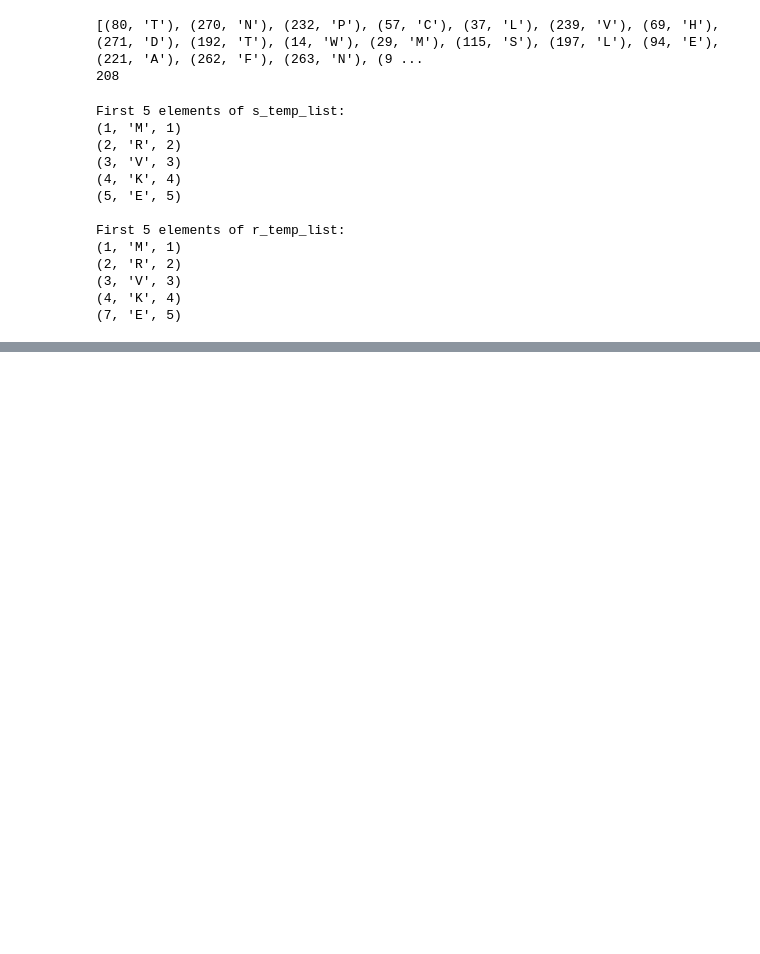
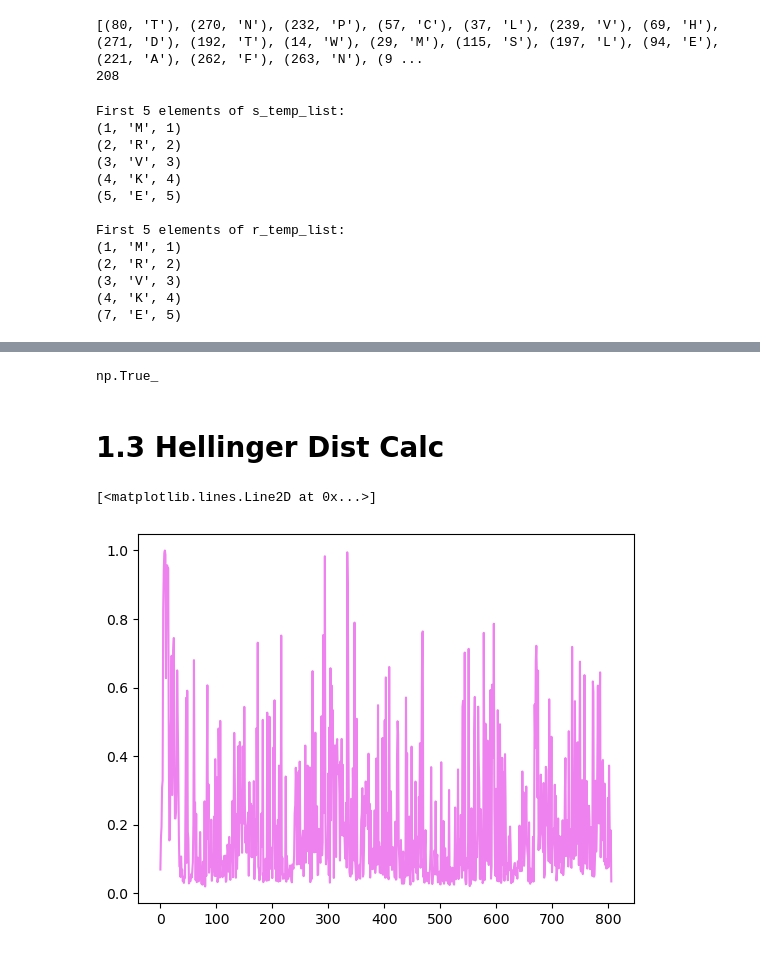
Before and after one commit to MarthinMandig/Fred_Hutch_HIV_Dump_Code, a Jupyter notebook: Fred_Hutch_RV144.ipynb, the cells around one changed output, grey strips where cells are left out. Saved outputs shown, nothing was run; the diff lists cells and outputs as text; code cells hidden in the pictures; blank space fills up the shorter version.

```diff
--- a/Fred_Hutch_RV144.ipynb
+++ b/Fred_Hutch_RV144.ipynb
@@ -1066,0 +1064,10 @@ NameError: name 'r' is not defined
+# %%
+#For study list
+study_counts = {}
+
+for col in StudyList.columns:
+    study_counts[col] = StudyList[col].value_counts()
+
+study_counts_df = pd.DataFrame(study_counts).fillna(0).astype(int)
+
+study_counts_df
@@ -1066,0 +1093,35 @@ NameError: name 'r' is not defined
+# %%
+# confirm all rows match, i.e. we have identical AA in index
+(study_counts_df.index == ref_counts_df.index).all()
+# %% [output]
+np.True_
+# %% [markdown]
+# 1.3 Hellinger Dist Calc
+# %%
+# as Marthin defined earlier
+def H(p, q):
+  # distance between p an d
+  # p and q are np array probability distributions
+  n = len(p) # Get the number of elements in the probability distributions
+  sum = 0.0 # Initialize the sum accumulator
+  for i in range(n):
+    sum += (np.sqrt(p[i]) - np.sqrt(q[i]))**2
+  result = (1.0 / np.sqrt(2.0)) * np.sqrt(sum)
+  return result
+# %%
+# get proportions of each
+hellinger_dists = []
+inds = study_counts_df.index
+study_props = study_counts_df/StudyList.shape[0]
+ref_props = ref_counts_df/Reflist.shape[0]
+for col in study_props:
+    hellinger_dists.append(H(study_props[col], ref_props[col]))
+# %%
+sites_with_dists = ref_lanl_map
+sites_with_dists['Hellinger.Dists'] = hellinger_dists
+sites_with_dists = sites_with_dists.drop(columns=['posNum','hxb2aa'])
+# %%
+plt.plot(sites_with_dists['Hellinger.Dists'].values, color='violet')
+# %% [output]
+[<matplotlib.lines.Line2D at 0x...>]
+[figure, added]
```
Also changed, not shown: parts of 14 cells of this notebook.
